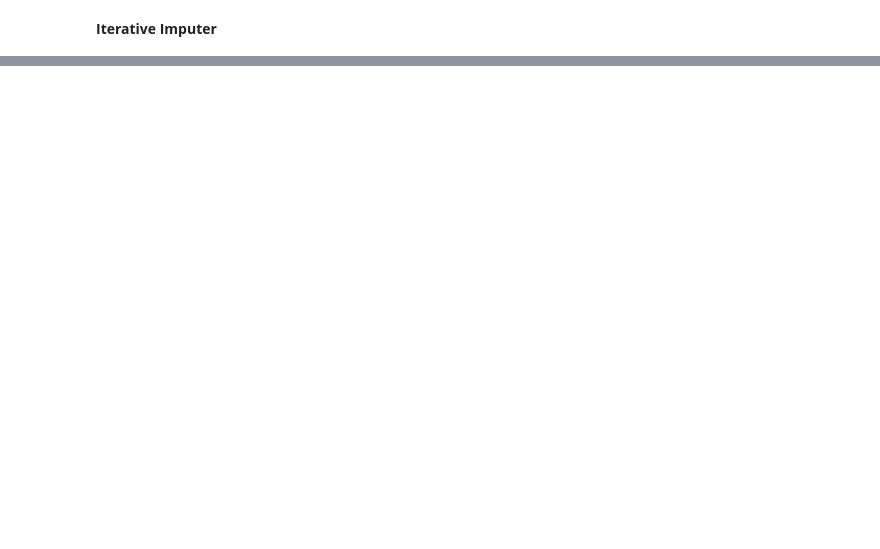
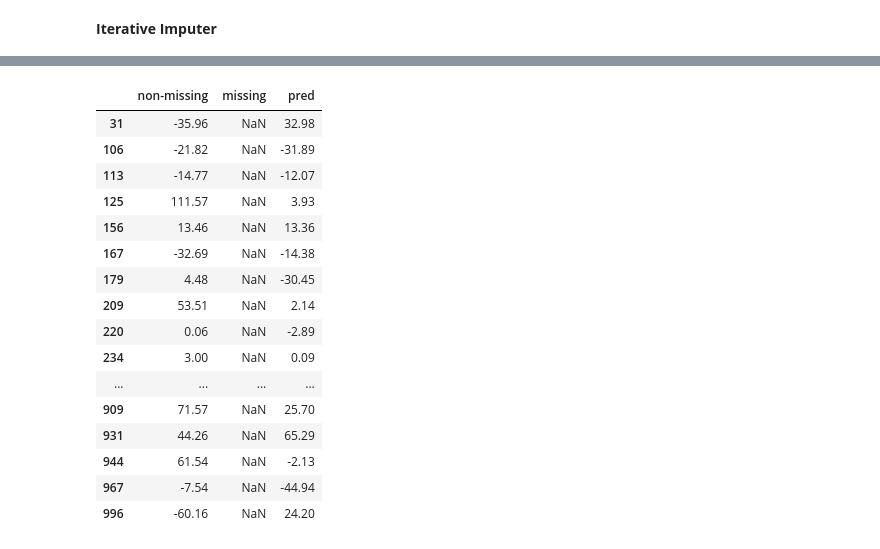
Before and after one commit to ronylpatil/data-preprocessing, a Jupyter notebook: notebooks/missing_values.ipynb, the cells around one changed output, grey strips where cells are left out. Cells and saved outputs as stored; diff of their text form; code cells hidden in the pictures; blank space fills up the shorter version.

```diff
--- a/notebooks/missing_values.ipynb
+++ b/notebooks/missing_values.ipynb
@@ -222,0 +268,20 @@ plt.show()
+# %%
+np.set_printoptions(suppress=True, precision=2)
+
+# Set random seed for reproducibility
+np.random.seed(42)
+
+# Generate synthetic data
+n_samples = 1000
+f2 = np.random.randn(n_samples)  # Feature 2: Normal distribution
+f3 = np.random.rand(n_samples) * 100  # Feature 3: Uniform distribution between 0 and 100
+
+# Generate Feature 1 with a dependency on Feature 2 for missingness
+f1 = np.random.randn(n_samples) * 50  # Initial Feature 1: Normal distribution, scaled
+temp = f1.copy()
+# Introduce missing values in f1 based on f2; higher values of f2 are more likely to result in missing f1 values
+missing_probability = (f2 - f2.min()) / (f2.max() - f2.min())  # Normalize f2 to get probabilities
+f1[missing_probability > 0.7] = np.nan  # Set f1 to NaN where missing_probability > 0.8
+
+# Create DataFrame
+df = pd.DataFrame({'Feature1': f1, 'Feature2': f2, 'Feature3': f3})
@@ -222,0 +326,24 @@ plt.show()
+# %%
+knn = KNNImputer(n_neighbors=3)
+xx_trnsformed = knn.fit_transform(df)
+
+a = pd.DataFrame({'non-missing': temp, 'missing': f1, 'pred': xx_trnsformed[:, 0]})
+a[a.isnull().any(axis=1)]
+# %% [output]
+|  | non-missing | missing | pred |
+| 31 | -35.96 | NaN | 32.98 |
+| 106 | -21.82 | NaN | -31.89 |
+| 113 | -14.77 | NaN | -12.07 |
+| 125 | 111.57 | NaN | 3.93 |
+| 156 | 13.46 | NaN | 13.36 |
+| 167 | -32.69 | NaN | -14.38 |
+| 179 | 4.48 | NaN | -30.45 |
+| 209 | 53.51 | NaN | 2.14 |
+| 220 | 0.06 | NaN | -2.89 |
+| 234 | 3.00 | NaN | 0.09 |
+| ... | ... | ... | ... |
+| 909 | 71.57 | NaN | 25.70 |
+| 931 | 44.26 | NaN | 65.29 |
+| 944 | 61.54 | NaN | -2.13 |
+| 967 | -7.54 | NaN | -44.94 |
+| 996 | -60.16 | NaN | 24.20 |
```
Also changed, not shown: parts of 16 cells of this notebook.
